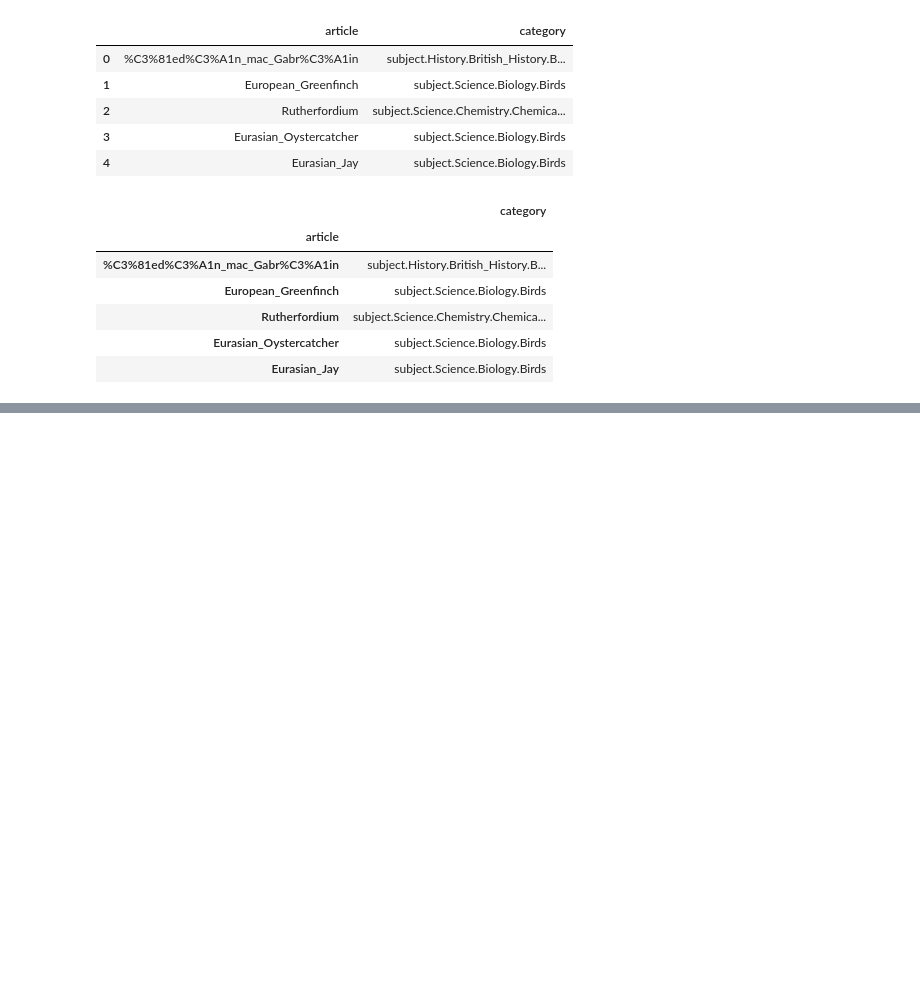
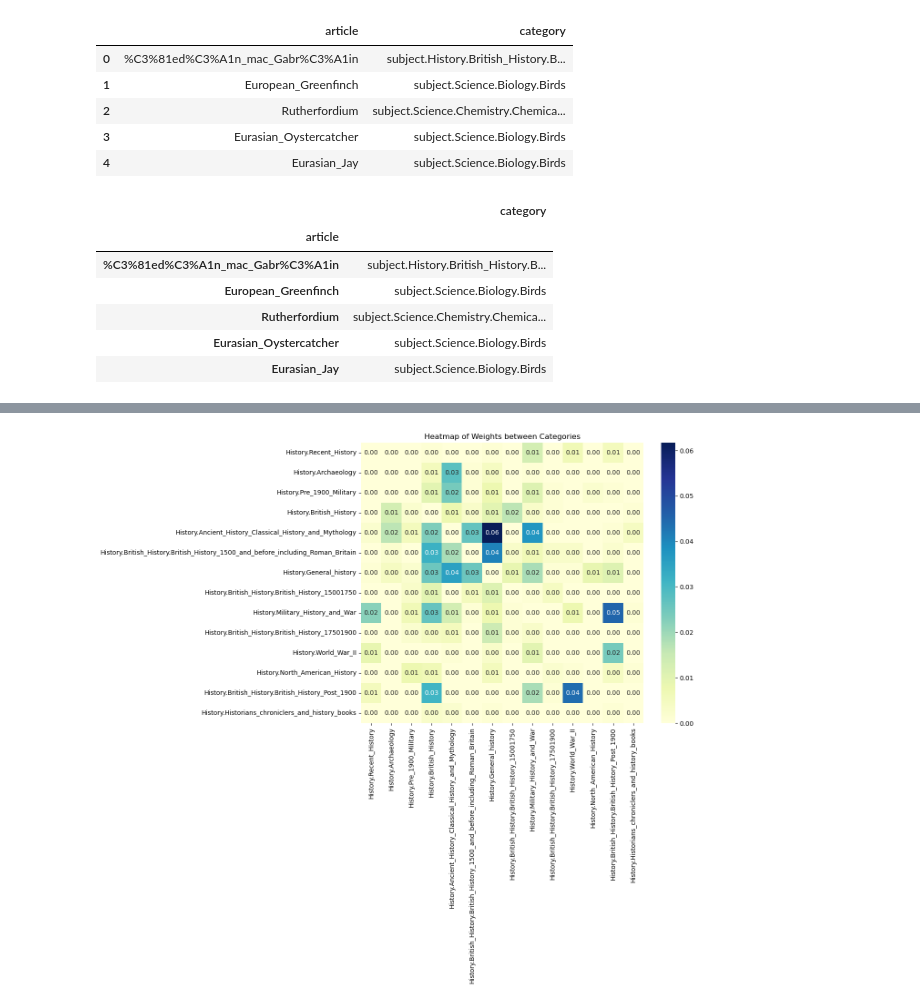
Before and after one commit to epfl-ada/ada-2023-project-datawranglers, a Jupyter notebook: notebooks milestone 2/Milestone_2_notebook.ipynb, the cells around one changed output, grey strips where cells are left out. Cells and saved outputs as stored; diff of their text form; code cells hidden in the pictures; blank space fills up the shorter version.

```diff
--- a/notebooks milestone 2/Milestone_2_notebook.ipynb
+++ b/notebooks milestone 2/Milestone_2_notebook.ipynb
@@ -125,2 +132,7 @@ pages_with_no_rank
 # %%
 #processed paths contains all the paths starting from the 'hub' (selected as the page with highest page rank in that path)
+# %%
+processed_finished_paths = []
+pages_with_no_rank_finished_paths = []  # those pages are missing in 'articles' ?! Should we add them to the graph ?
+process_paths(finished_paths,processed_finished_paths,pages_with_no_rank_finished_paths)
+processed_finished_paths
@@ -232,0 +388,19 @@ category_connections
+# %%
+#Now we can also focus only on only categories of science
+
+def heatMap_Special_Category(category,category_connections) :
+    df = category_connections.copy()
+    #Remove 'subject.' prefix
+    df.index = df.index.str.replace('subject.', '')
+    df.columns = df.columns.str.replace('subject.', '')
+    df = df.filter(like='History.', axis=1).filter(like='History.', axis=0)
+    np.fill_diagonal(df.values, 0)
+    df = df.div(df.sum().sum())
+    plt.figure(figsize=(10, 8))
+    sns.heatmap(df, annot=True, fmt='.2f', cmap="YlGnBu", cbar=True)
+
+    plt.title('Heatmap of Weights between Categories')
+    plt.show()
+heatMap_Special_Category("",category_connections_finished_paths)
+# %% [output]
+[figure, added]
```
Also changed, not shown: parts of 16 cells of this notebook.
